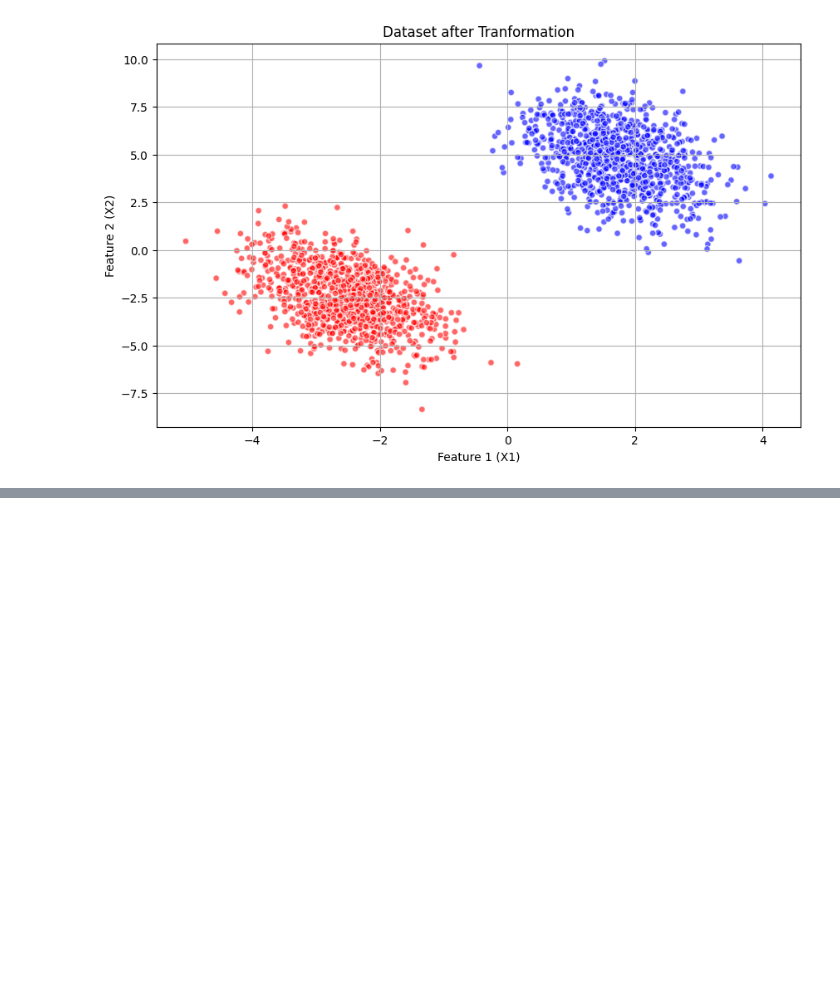
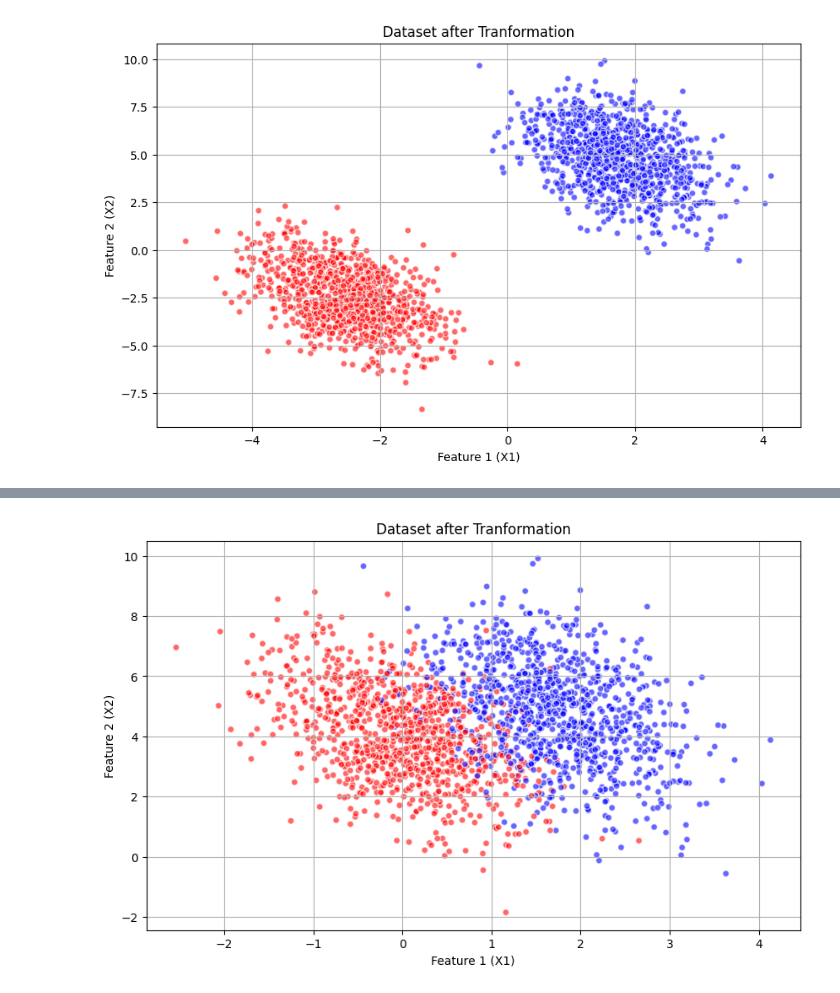
Before and after one commit to Nithira17/pattern-recognition, a Jupyter notebook: assignment_02.ipynb, the cells around one changed output, grey strips where cells are left out. Saved outputs shown, nothing was run; the diff lists cells and outputs as text; code cells hidden in the pictures; blank space fills up the shorter version.

```diff
--- a/assignment_02.ipynb
+++ b/assignment_02.ipynb
@@ -131,0 +249,17 @@ plt.show()
+# %%
+np.random.seed(0)
+new_centers = [[2, 2] , [5, 1.5]]
+X, y = make_blobs(n_samples=2000, centers=new_centers, random_state=5)
+transformation = [[0.5, 0.5], [-0.5, 1.5]]
+X = np.dot(X, transformation)
+# %%
+plt.figure(figsize=(10, 6))
+colors = ['red' if label == 0 else 'blue' for label in y]
+plt.scatter(X[:, 0], X[:, 1], c=colors, alpha=0.6, edgecolors='w', s=30)
+plt.title('Dataset after Tranformation')
+plt.xlabel('Feature 1 (X1)')
+plt.ylabel('Feature 2 (X2)')
+plt.grid(True)
+plt.show()
+# %% [output]
+[figure, added]
```
Also changed, not shown: parts of 5 cells of this notebook.
